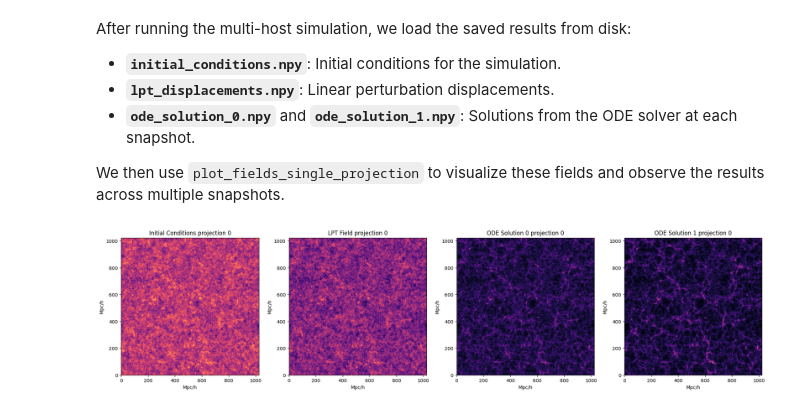
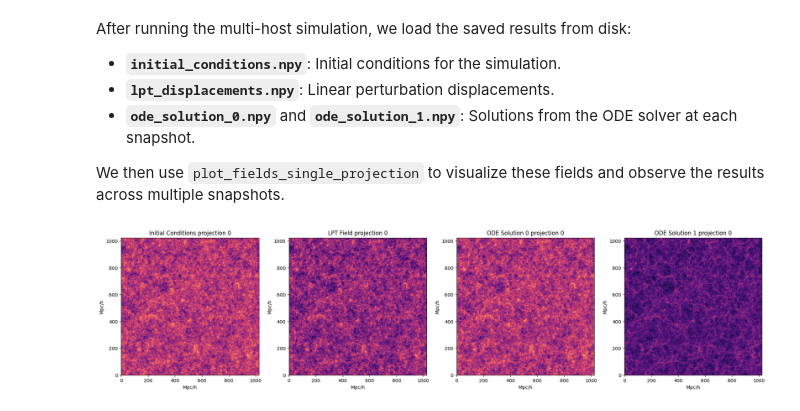
Before and after one commit to DifferentiableUniverseInitiative/JaxPM, a Jupyter notebook: docs/notebooks/05-MultiHost_PM.ipynb, the cells around one changed output. Cells and saved outputs as stored; diff of their text form; code cells hidden in the pictures.

```diff
--- a/docs/notebooks/05-MultiHost_PM.ipynb
+++ b/docs/notebooks/05-MultiHost_PM.ipynb
@@ -120,12 +152,12 @@ ode_solution_1 = np.load("fields/ode_solution_1.npy")
 # %%
 from jaxpm.plotting import plot_fields_single_projection
 
 fields = {
     "Initial Conditions": initial_conditions,
     "LPT Field": lpt_displacements,
-    "ODE Solution 0": ode_solution_0,
-    "ODE Solution 1": ode_solution_1,
+    "ODE Solution 0": np.log10(ode_solution_0 + 0.1),
+    "ODE Solution 1": np.log10(ode_solution_1 + 0.1),
 }
 plot_fields_single_projection(fields)
 # %% [output]
-[figure, old version]
+[figure, new version]
```
Also changed, not shown: parts of 3 cells of this notebook.
